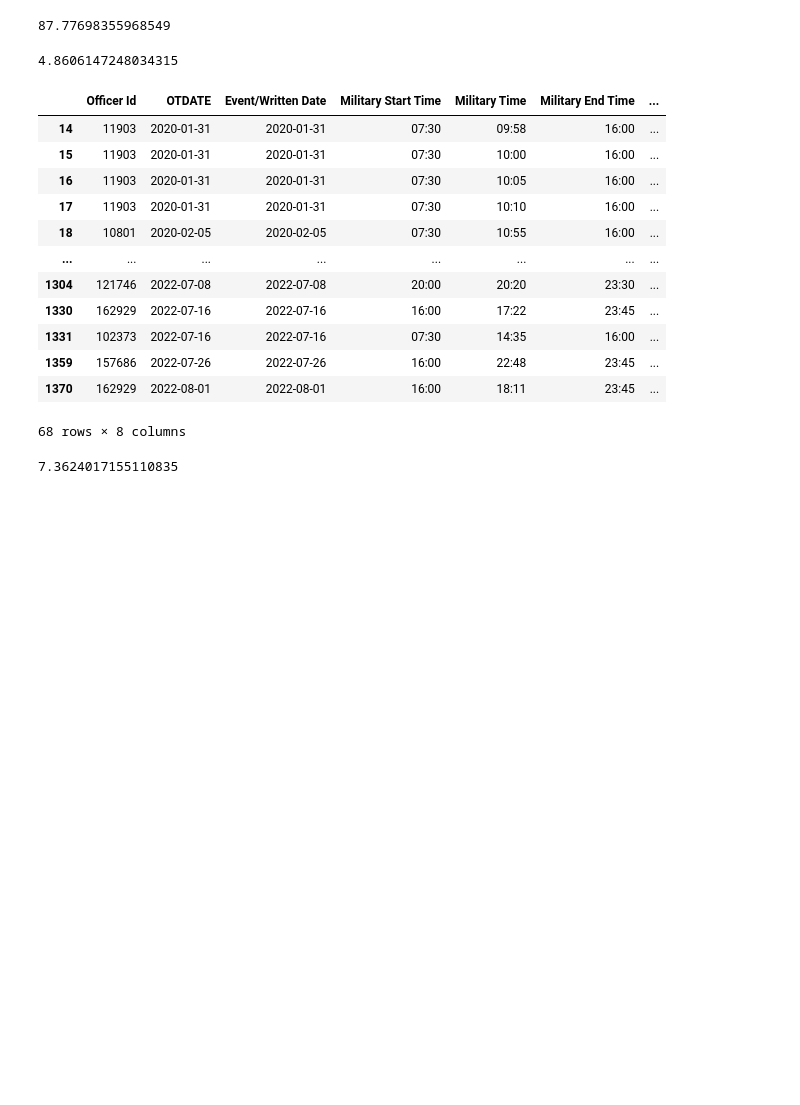
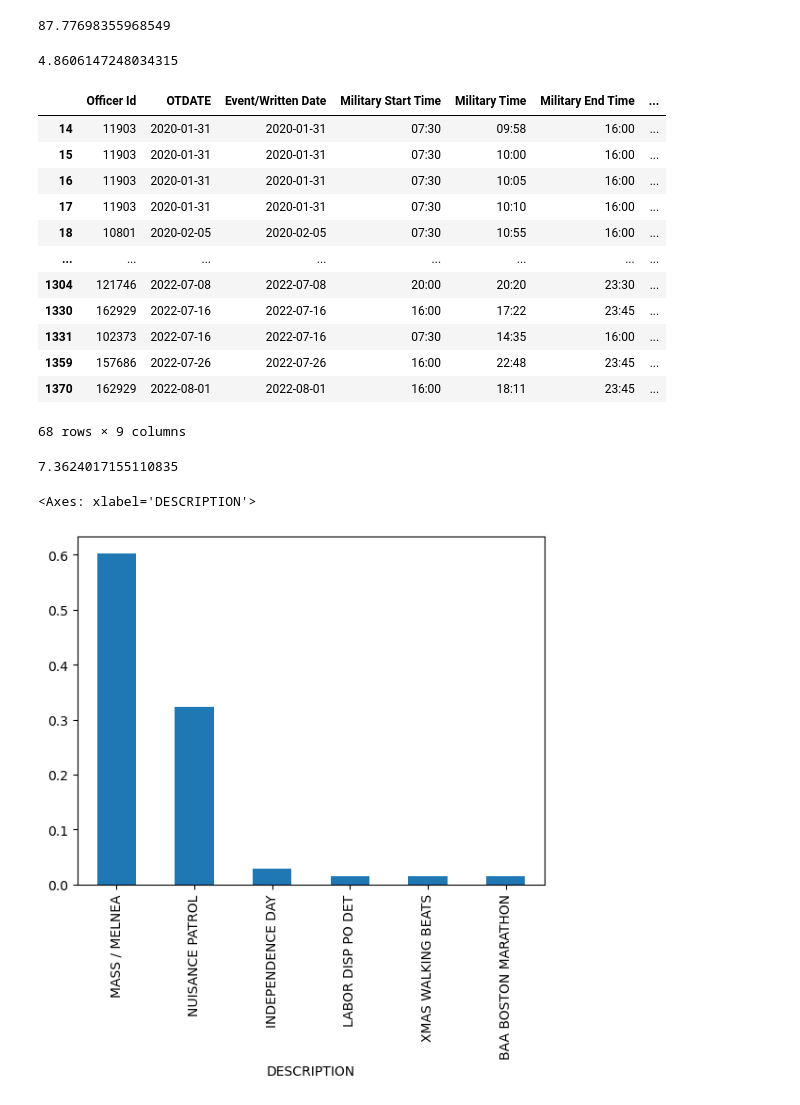
Before and after one commit to BU-Spark/ds-miller-quantum-cop, a Jupyter notebook: notebooks/aclu_events_analysis.ipynb, the cells around one changed output. Drawn from its saved outputs; the diff is of its cells as text; code cells hidden in the pictures; blank space fills up the shorter version.

```diff
--- a/notebooks/aclu_events_analysis.ipynb
+++ b/notebooks/aclu_events_analysis.ipynb
@@ -103,7 +103,7 @@ quantum = merged_df[
     (merged_df['Military Time'] <= merged_df['Military End Time'])
 ][[
     'Officer Id', 'OTDATE', 'Event/Written Date',
-    'Military Start Time', 'Military Time', 'Military End Time', 'Issuing Agency', 'ASSIGNED_DESC'
+    'Military Start Time', 'Military Time', 'Military End Time', 'Issuing Agency', 'ASSIGNED_DESC', 'DESCRIPTION'
 ]]
 
 # Reset the index if needed
@@ -247,9 +247,18 @@ diff
 | 1331 | 102373 | 2022-07-16 | 2022-07-16 | 07:30 | 14:35 | 16:00 | ... |
 | 1359 | 157686 | 2022-07-26 | 2022-07-26 | 16:00 | 22:48 | 23:45 | ... |
 | 1370 | 162929 | 2022-08-01 | 2022-08-01 | 16:00 | 18:11 | 23:45 | ... |
-68 rows × 8 columns
+68 rows × 9 columns
 # %%
 # Unknown comparisons
 print(100 - percent_diff - percent_same_rows)
 # %% [output]
 7.3624017155110835
+# %%
+# unique elements in description column of diff df
+diff['DESCRIPTION'].unique()
+
+# show a graph for the percentage of each unique value in the 'DESCRIPTION' column
+diff['DESCRIPTION'].value_counts(normalize=True).plot(kind='bar')
+# %% [output]
+<Axes: xlabel='DESCRIPTION'>
+[figure, added]
```
Also changed, not shown: parts of 4 cells of this notebook, 3 other files.
